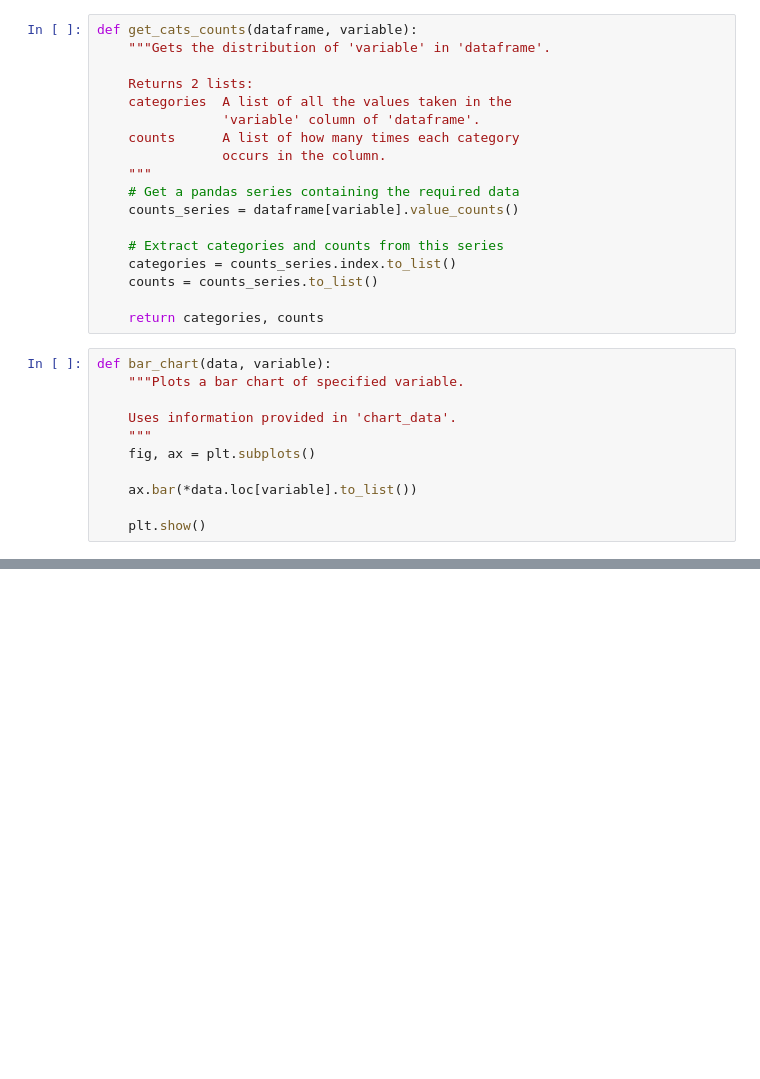
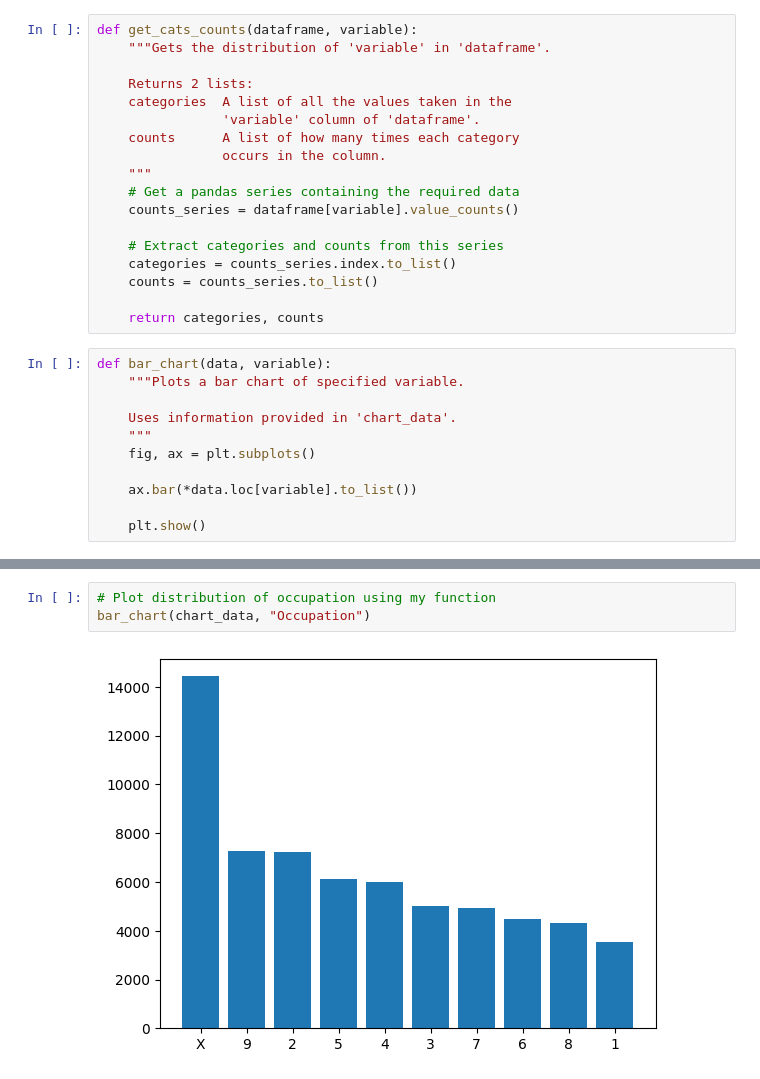
Before and after one commit to awesometillman/census, a Jupyter notebook: notebooks/notebook.ipynb, the cells around one changed output, grey strips where cells are left out. Cells and saved outputs as stored; diff of their text form; blank space fills up the shorter version.

```diff
--- a/notebooks/notebook.ipynb
+++ b/notebooks/notebook.ipynb
@@ -155,0 +323,5 @@ bar_chart(chart_data, "age")
+# %%
+# Plot distribution of occupation using my function
+bar_chart(chart_data, "Occupation")
+# %% [output]
+[figure, added]
```
Also changed, not shown: parts of 5 cells of this notebook.
